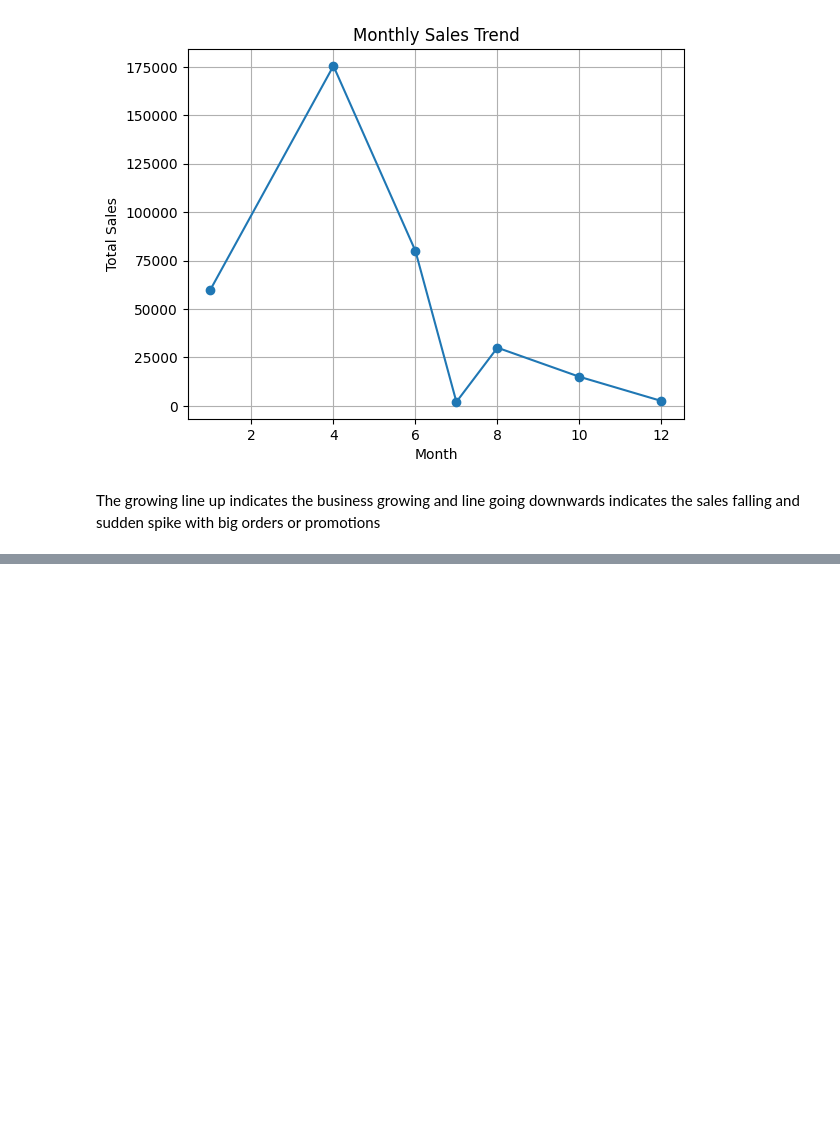
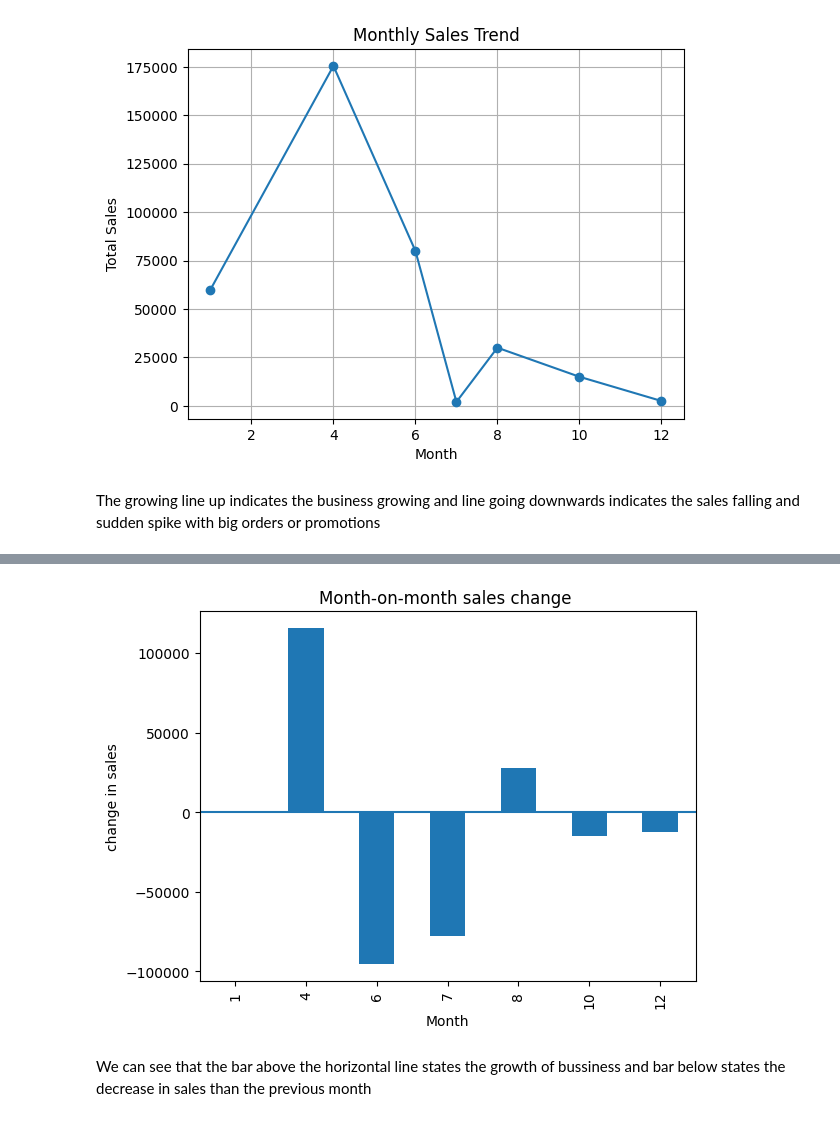
Before and after one commit to suzzzel5/Sales_Data-Analysis, a Jupyter notebook: num_panda6.ipynb, the cells around one changed output, grey strips where cells are left out. Saved outputs shown, nothing was run; the diff lists cells and outputs as text; code cells hidden in the pictures; blank space fills up the shorter version.

```diff
--- a/num_panda6.ipynb
+++ b/num_panda6.ipynb
@@ -70,3 +70,7 @@ plt.show()
 [figure]
 # %% [markdown]
 The growing line up indicates the business growing and line going downwards indicates the sales falling and sudden spike with big orders or promotions
+# %%
+# Month - to - Month Change
+monthly_growth = monthly_sales.diff() #diff() checks the "CURRENT MONTH AND PREVIOUS MONTH "
+monthly_growth
@@ -72,0 +87,11 @@ The growing line up indicates the business growing and line going downwards indi
+# %%
+monthly_growth.plot(kind="bar" )
+plt.title("Month-on-month sales change ")
+plt.xlabel("Month")
+plt.ylabel("change in sales")
+plt.axhline(0)   #Add a horizontal line spanning the whole or fraction of the Axes
+plt.show()
+# %% [output]
+[figure, added]
+# %% [markdown]
+We can see that the bar above the horizontal line states the growth of bussiness and bar below states the decrease in sales than the previous month
```
Also changed, not shown: parts of 1 cell of this notebook.
